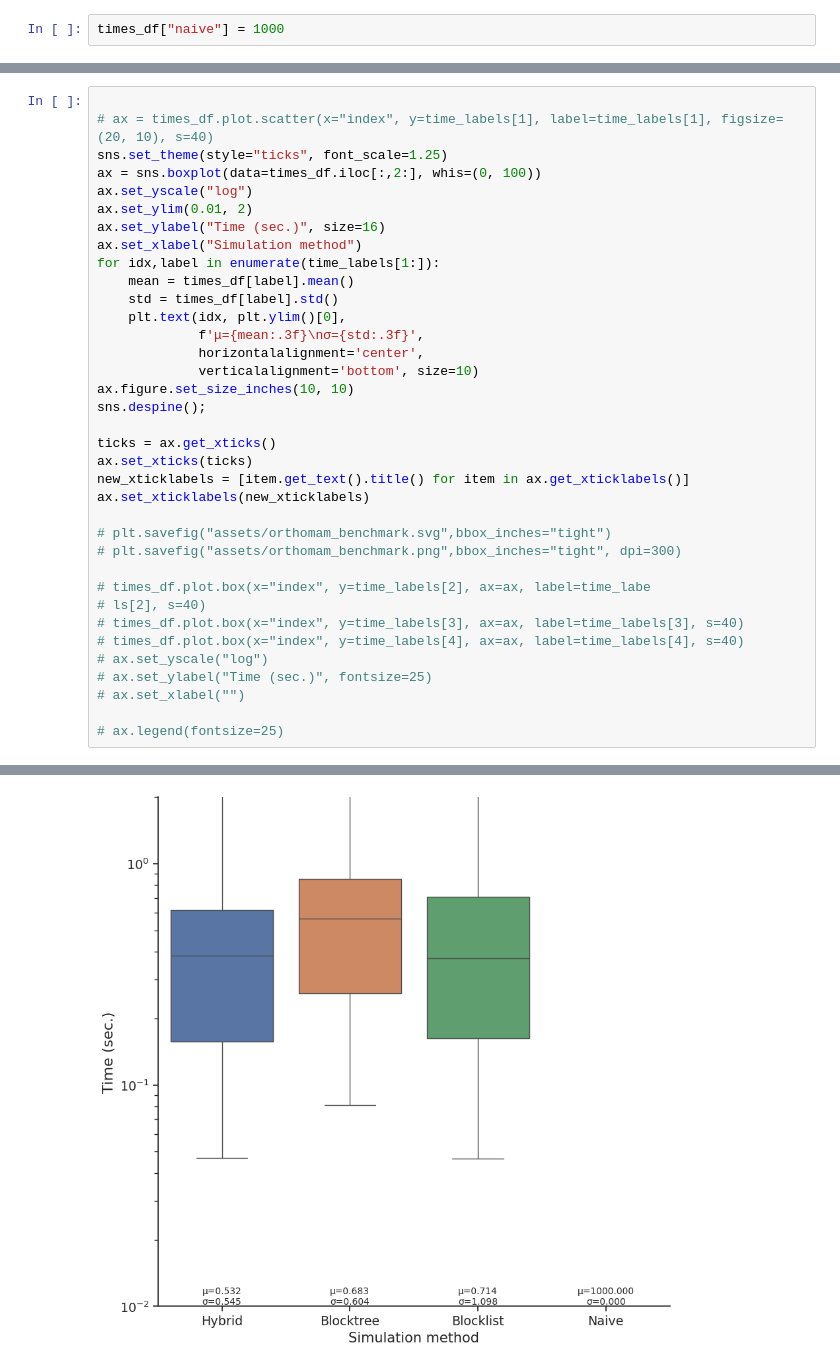
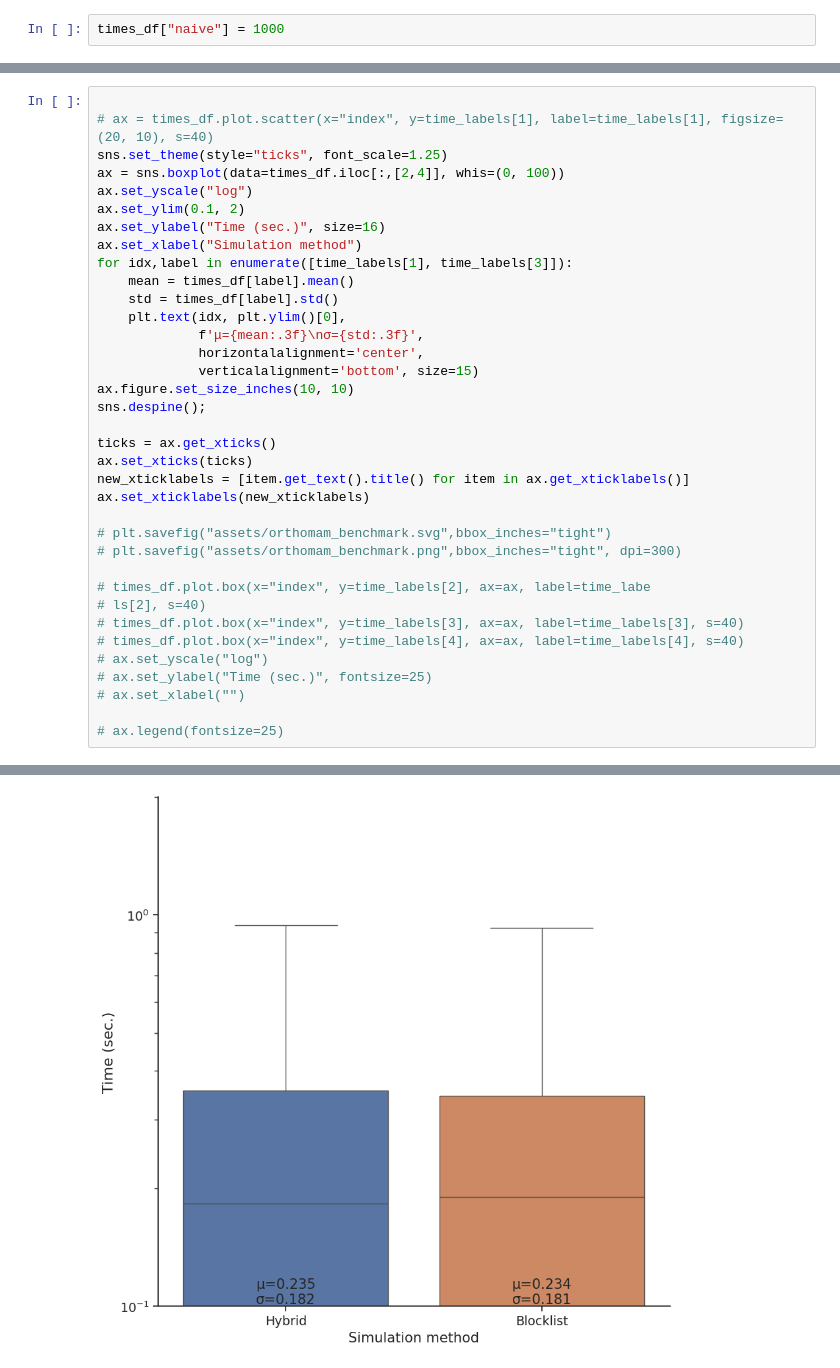
Before and after one commit to nimrodSerokTAU/evo-sim, a Jupyter notebook: benchmark/empirical_trees.ipynb, the cells around one changed output, grey strips where cells are left out. Cells and saved outputs as stored; diff of their text form.

```diff
--- a/benchmark/empirical_trees.ipynb
+++ b/benchmark/empirical_trees.ipynb
@@ -211,18 +195,18 @@ Comparison  Statistic  p-value  Lower CI  Upper CI
 
 # ax = times_df.plot.scatter(x="index", y=time_labels[1], label=time_labels[1], figsize=(20, 10), s=40)
 sns.set_theme(style="ticks", font_scale=1.25)
-ax = sns.boxplot(data=times_df.iloc[:,2:], whis=(0, 100))
+ax = sns.boxplot(data=times_df.iloc[:,[2,4]], whis=(0, 100))
 ax.set_yscale("log")
-ax.set_ylim(0.01, 2)
+ax.set_ylim(0.1, 2)
 ax.set_ylabel("Time (sec.)", size=16)
 ax.set_xlabel("Simulation method")
-for idx,label in enumerate(time_labels[1:]):
+for idx,label in enumerate([time_labels[1], time_labels[3]]):
     mean = times_df[label].mean()
     std = times_df[label].std()
     plt.text(idx, plt.ylim()[0],
              f'μ={mean:.3f}\nσ={std:.3f}',
              horizontalalignment='center',
-             verticalalignment='bottom', size=10)
+             verticalalignment='bottom', size=15)
 ax.figure.set_size_inches(10, 10)
 sns.despine();
 
@@ -251 +232 @@ ax.set_xticklabels(new_xticklabels)
-[figure, old version]
+[figure, new version]
```
Also changed, not shown: parts of 9 cells of this notebook, 14 other files.
